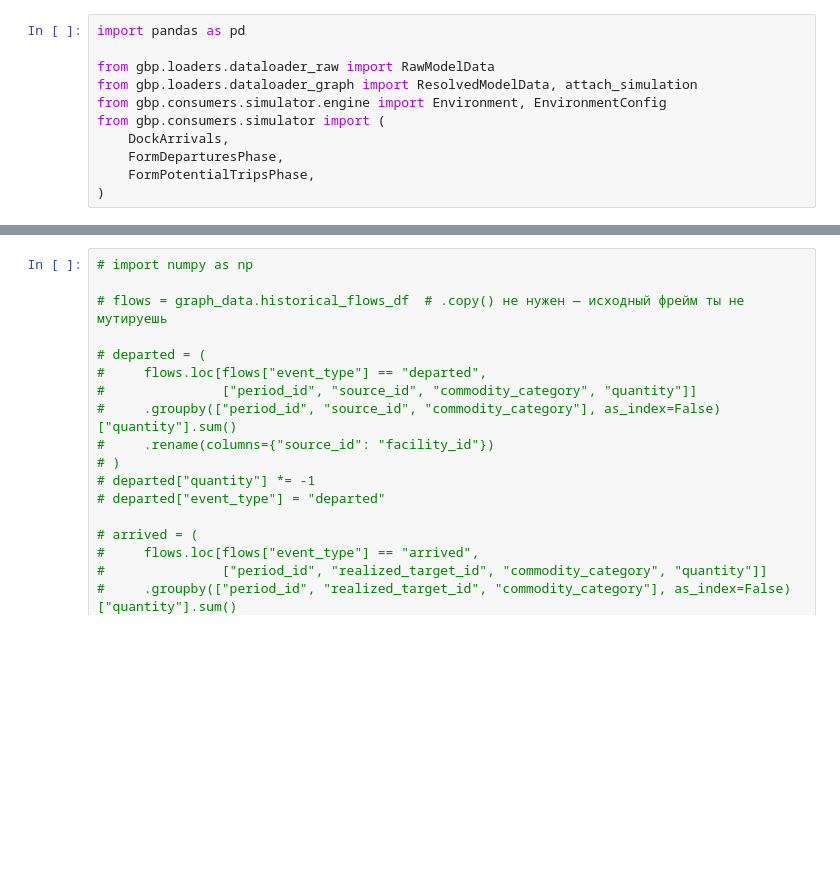
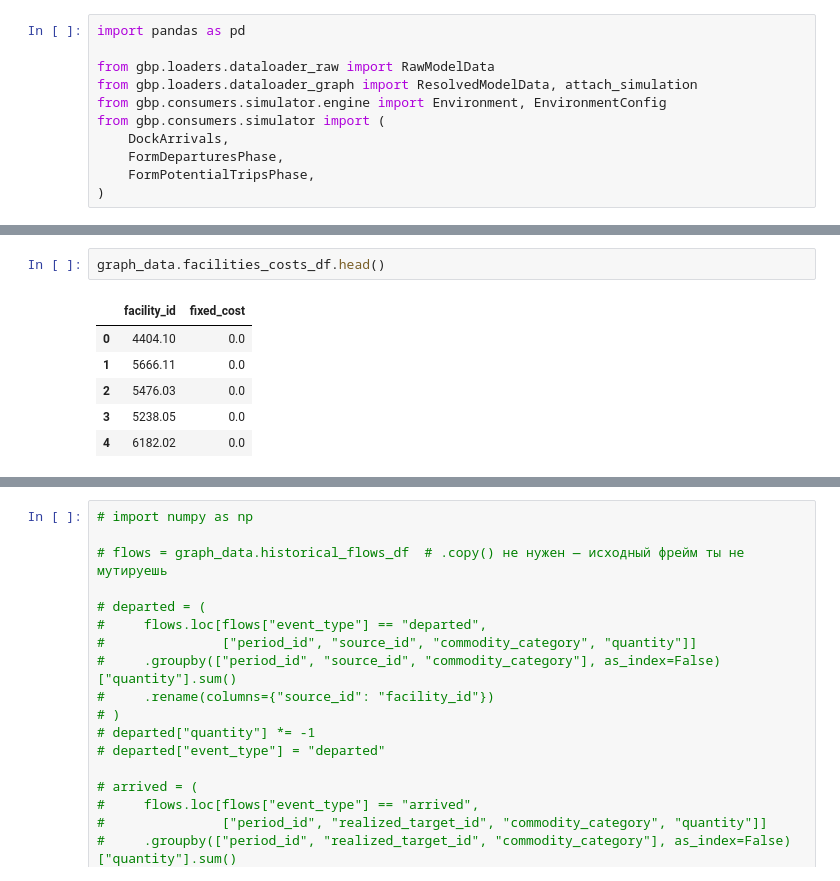
Before and after one commit to vlzm/GFDRR, a Jupyter notebook: notebooks/test_pipeline.ipynb, the cells around one changed output, grey strips where cells are left out. Cells and saved outputs as stored; diff of their text form; blank space fills up the shorter version.

```diff
--- a/notebooks/test_pipeline.ipynb
+++ b/notebooks/test_pipeline.ipynb
@@ -123,0 +153,9 @@ AttributeError: 'ResolvedModelData' object has no attribute 'facilities_capaciti
+# %%
+graph_data.facilities_costs_df.head()
+# %% [output]
+|  | facility_id | fixed_cost |
+| 0 | 4404.10 | 0.0 |
+| 1 | 5666.11 | 0.0 |
+| 2 | 5476.03 | 0.0 |
+| 3 | 5238.05 | 0.0 |
+| 4 | 6182.02 | 0.0 |
```
Also changed, not shown: parts of 5 cells of this notebook.
